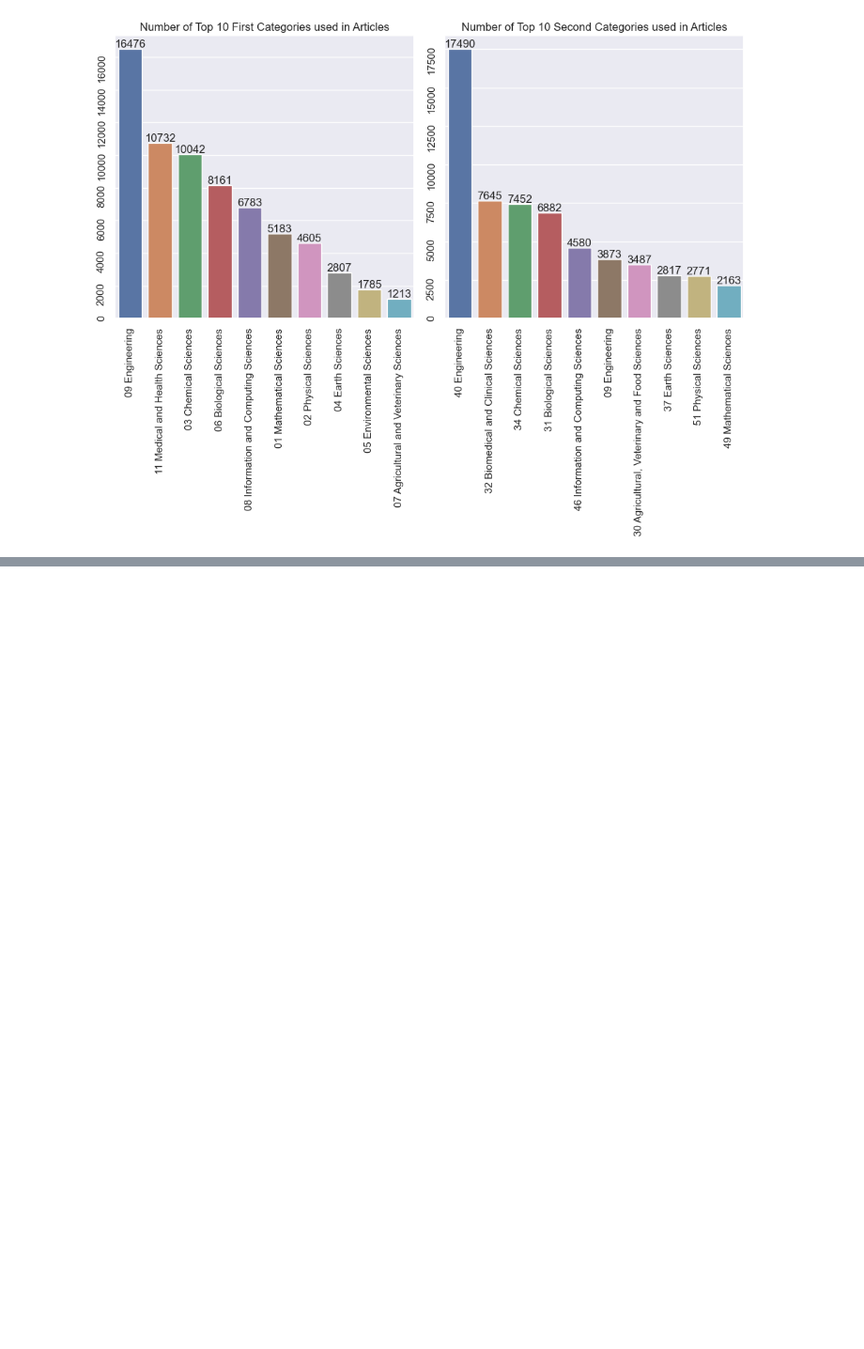
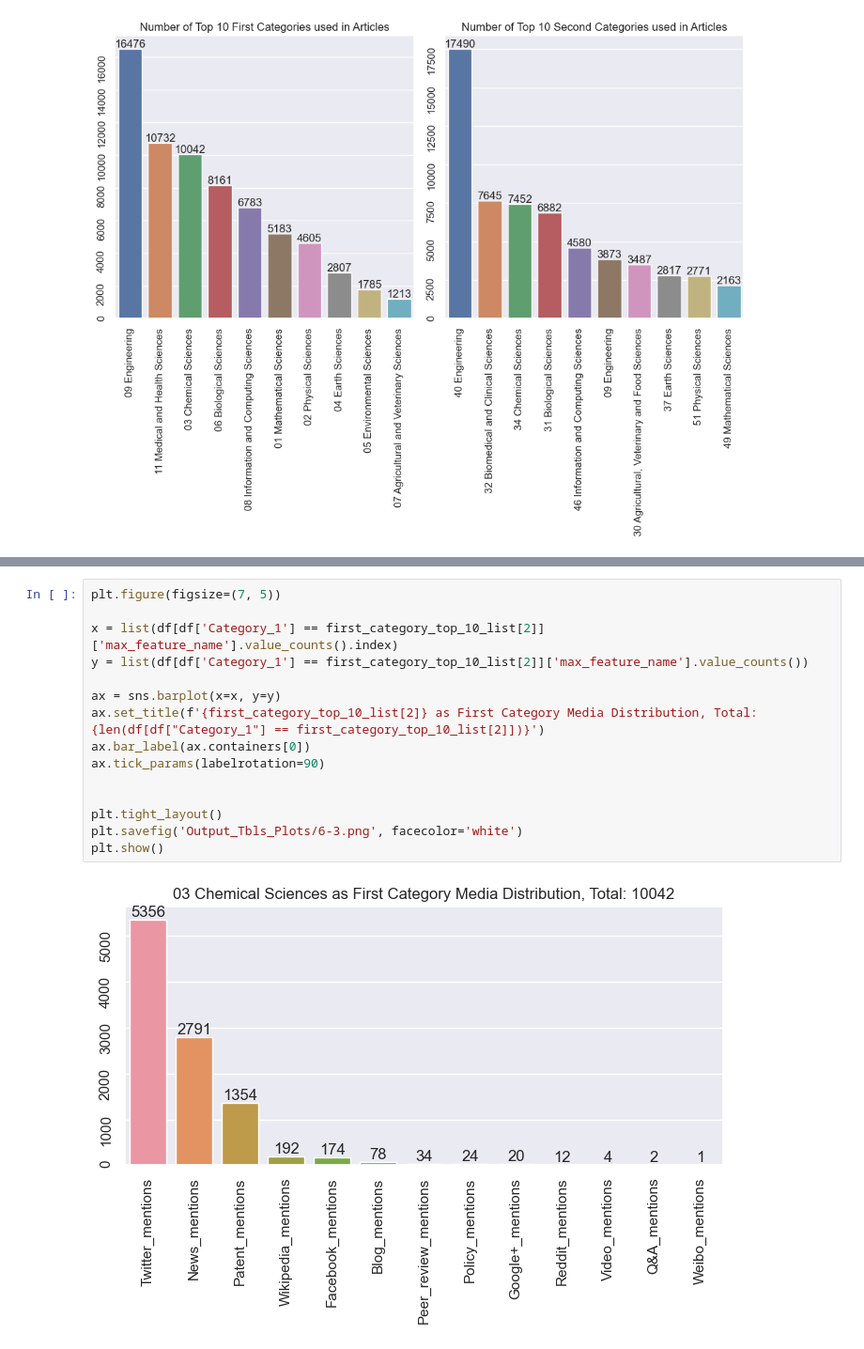
Before and after one commit to SimplyRamin/AlMetric-Research-Paper, a Jupyter notebook: Tables and Graphs for article.ipynb, the cells around one changed output, grey strips where cells are left out. Shown at 94% size. Drawn from its saved outputs; the diff is of its cells as text; blank space fills up the shorter version.

```diff
--- a/Tables and Graphs for article.ipynb
+++ b/Tables and Graphs for article.ipynb
@@ -257,0 +315,17 @@ plt.show()
+# %%
+plt.figure(figsize=(7, 5))
+
+x = list(df[df['Category_1'] == first_category_top_10_list[2]]['max_feature_name'].value_counts().index)
+y = list(df[df['Category_1'] == first_category_top_10_list[2]]['max_feature_name'].value_counts())
+
+ax = sns.barplot(x=x, y=y)
+ax.set_title(f'{first_category_top_10_list[2]} as First Category Media Distribution, Total: {len(df[df["Category_1"] == first_category_top_10_list[2]])}')
+ax.bar_label(ax.containers[0])
+ax.tick_params(labelrotation=90)
+
+
+plt.tight_layout()
+plt.savefig('Output_Tbls_Plots/6-3.png', facecolor='white')
+plt.show()
+# %% [output]
+[figure, added]
```
Also changed, not shown: parts of 22 cells of this notebook, 21 other files.
